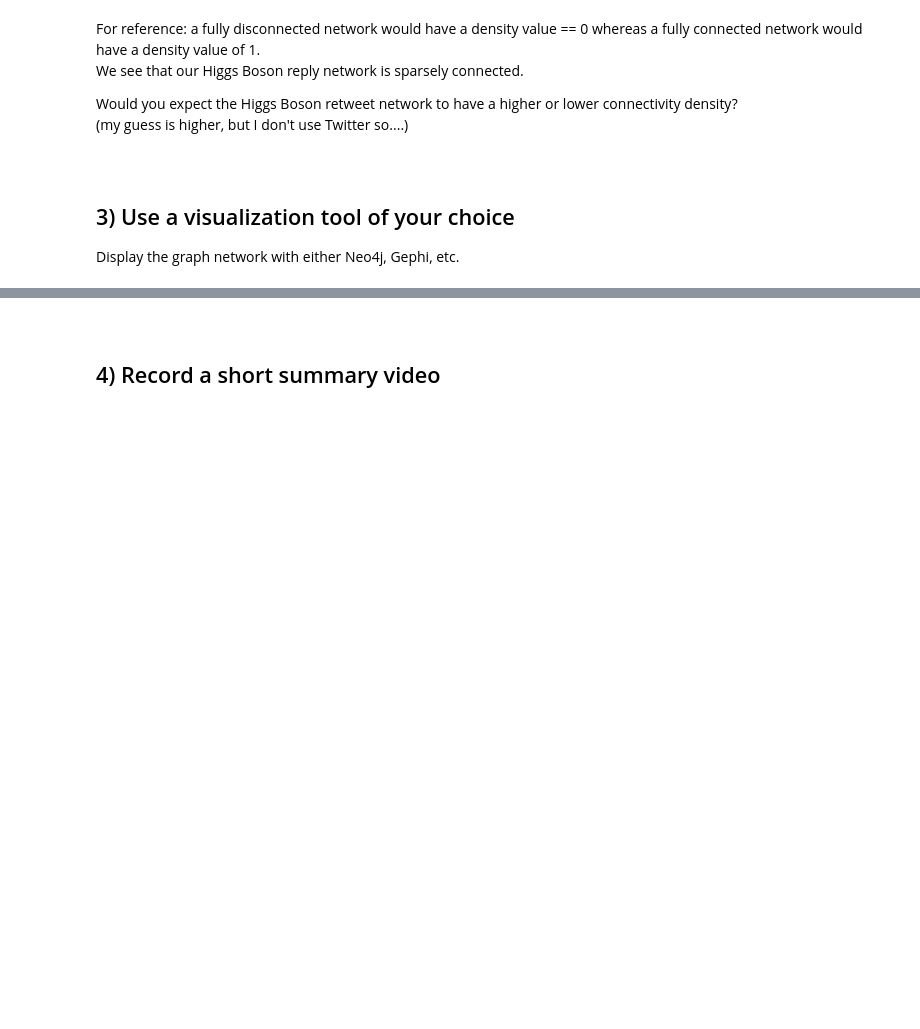
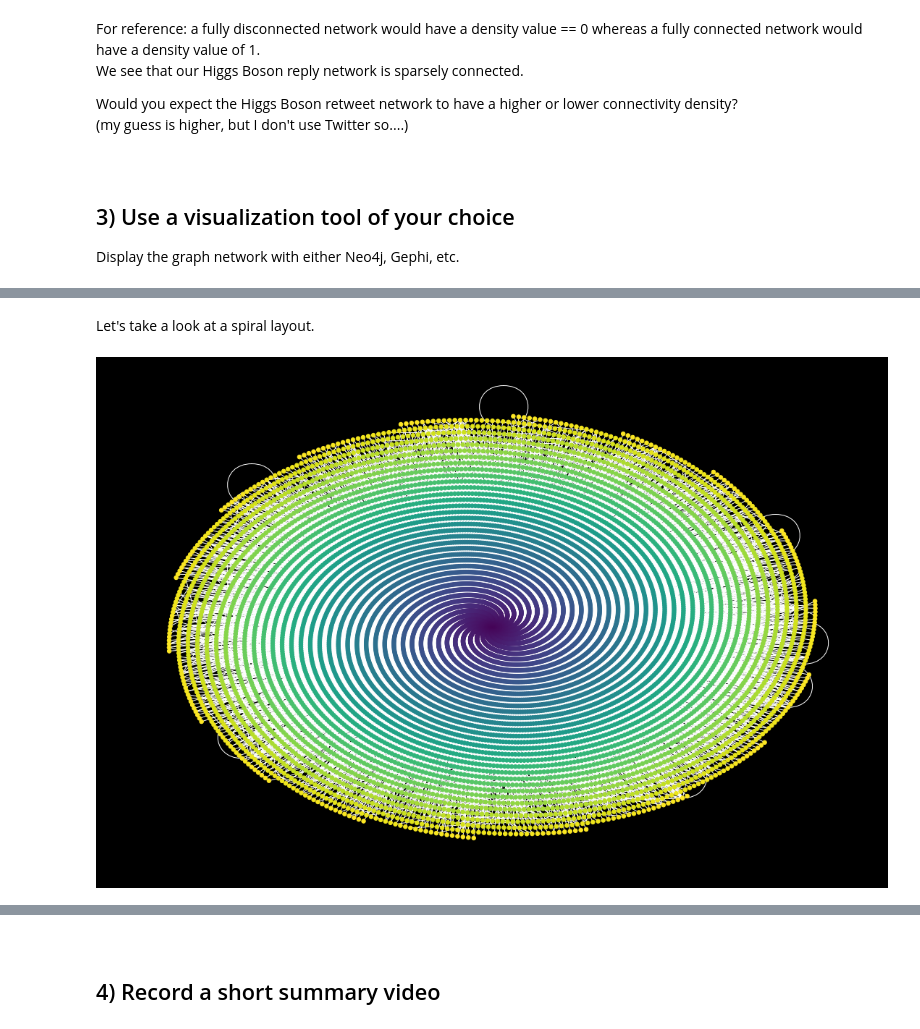
Before and after one commit to SmilodonCub/DATA620, a Jupyter notebook: Graph_Visualization.ipynb, the cells around one changed output, grey strips where cells are left out. Saved outputs shown, nothing was run; the diff lists cells and outputs as text; code cells hidden in the pictures; blank space fills up the shorter version.

```diff
--- a/Graph_Visualization.ipynb
+++ b/Graph_Visualization.ipynb
@@ -110,0 +131,17 @@ Display the graph network with either Neo4j, Gephi, etc.
+# %% [markdown]
+Let's take a look at a spiral layout.
+# %%
+colors = np.linspace(0,1, len(g_sub.nodes))
+
+k = 1.0
+layout = nx.spiral_layout(g_sub)
+
+fig = plt.figure(figsize=(15,10))
+nx.draw(g_sub,
+        node_size=30,
+        pos=layout,
+        node_color = colors,
+        edge_color="white")
+fig.set_facecolor('black')
+# %% [output]
+[figure, added]
```
Also changed, not shown: parts of 6 cells of this notebook.
